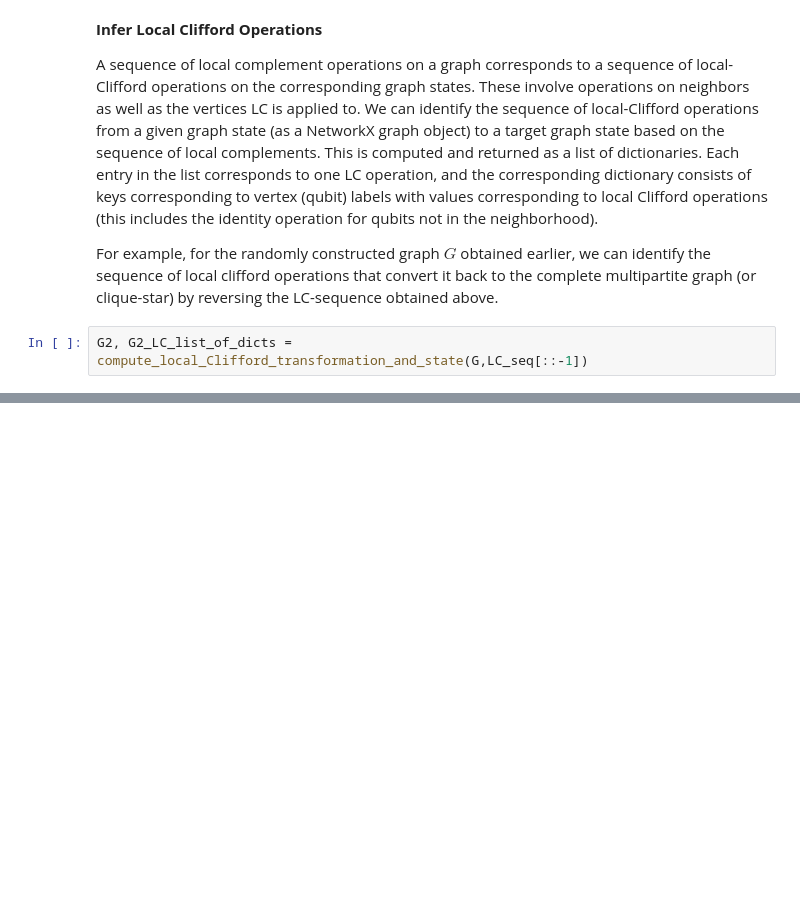
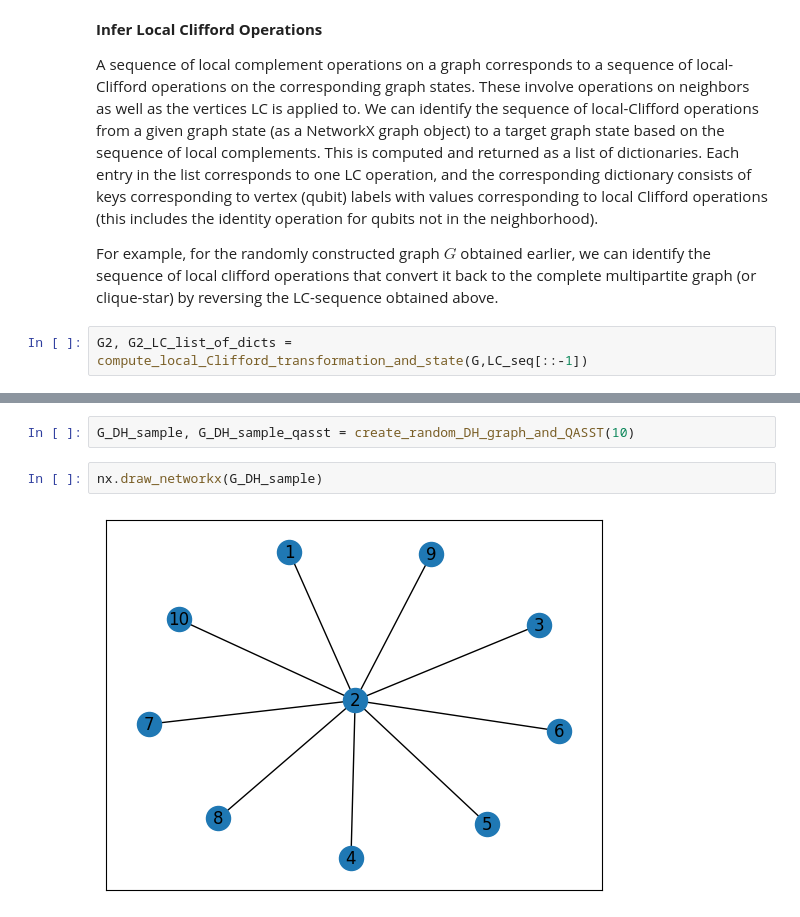
Before and after one commit to Nicholas-Connolly/Optimizing_complete_multipartite_and_clique_star_graphs, a Jupyter notebook: CM_and_CS_Graph_LC_Orbits_Tutorial.ipynb, the cells around one changed output, grey strips where cells are left out. Cells and saved outputs as stored; diff of their text form; blank space fills up the shorter version.

```diff
--- a/CM_and_CS_Graph_LC_Orbits_Tutorial.ipynb
+++ b/CM_and_CS_Graph_LC_Orbits_Tutorial.ipynb
@@ -120,0 +129,6 @@ nx.draw_networkx(G2,with_labels=True)
+# %%
+G_DH_sample, G_DH_sample_qasst = create_random_DH_graph_and_QASST(10)
+# %%
+nx.draw_networkx(G_DH_sample)
+# %% [output]
+[figure, added]
```
Also changed, not shown: parts of 19 cells of this notebook, 2 other files.
